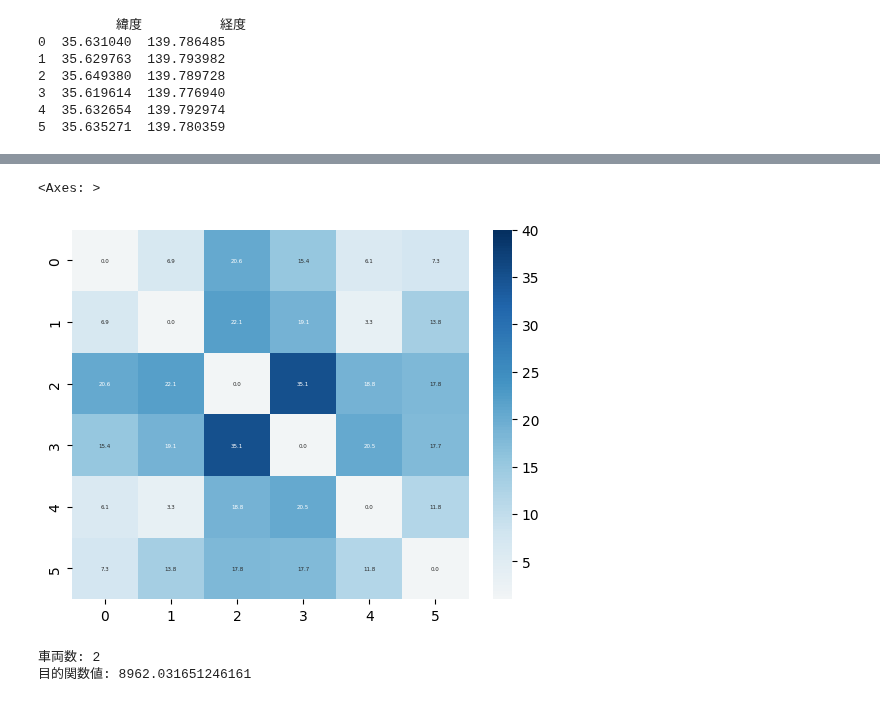
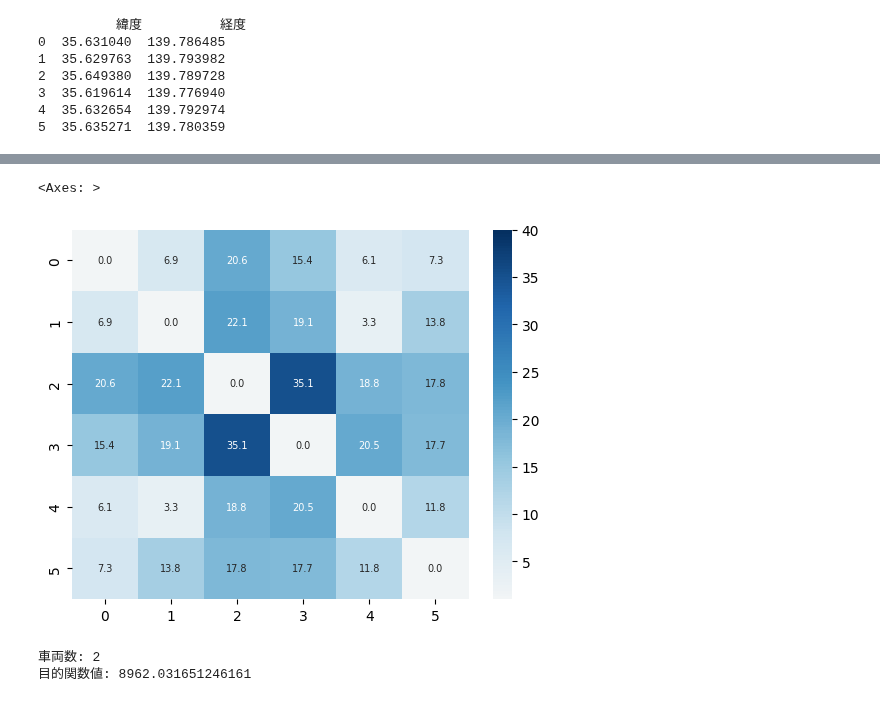
Before and after one commit to Yuki1005/Project2_Code_TripY, a Jupyter notebook: code_test.ipynb, the cells around one changed output, grey strips where cells are left out. Drawn from its saved outputs; the diff is of its cells as text; code cells hidden in the pictures.

```diff
--- a/code_test.ipynb
+++ b/code_test.ipynb
@@ -51,10 +37,10 @@ array([[   0.        ,  692.24773428, 2060.25376133, 1535.70117651,
 # %%
 import seaborn as sns
 
-sns.heatmap(cost/100, vmax=40, vmin=1, center=0, cmap='RdBu', annot=True, annot_kws={"size": 4},fmt=".1f")
+sns.heatmap(cost/100, vmax=40, vmin=1, center=0, cmap='RdBu', annot=True, annot_kws={"size": 7},fmt=".1f")
 # %% [output]
 <Axes: >
-[figure, old version]
+[figure, new version]
 # %%
 count_num = 0
 
```
Also changed, not shown: parts of 1 cell of this notebook.
